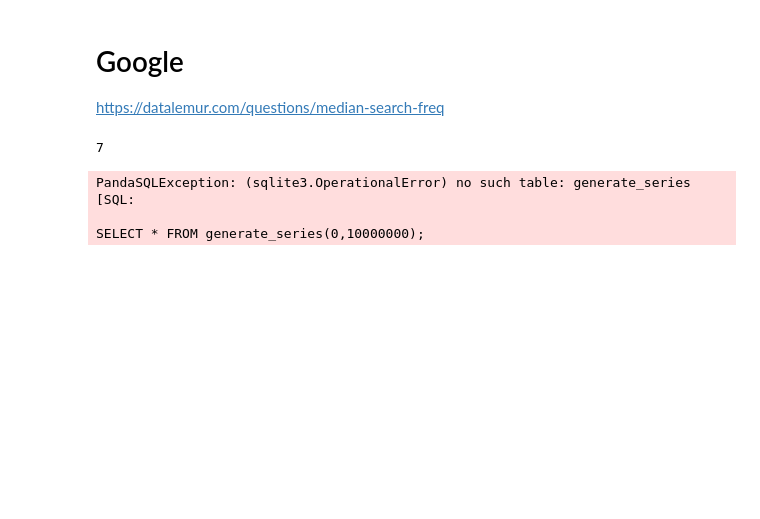
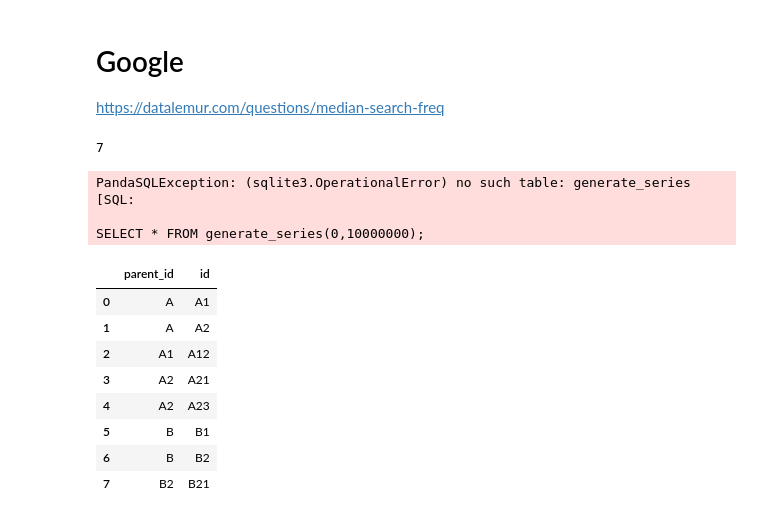
Before and after one commit to abhishekzgithub/ds-algo, a Jupyter notebook: sql/postgres_practice.ipynb, the cells around one changed output. Cells and saved outputs as stored; diff of their text form; code cells hidden in the pictures; blank space fills up the shorter version.

```diff
--- a/sql/postgres_practice.ipynb
+++ b/sql/postgres_practice.ipynb
@@ -1245,3 +1244,16 @@ PandaSQLException: (sqlite3.OperationalError) no such table: generate_series
 [SQL:
 
 SELECT * FROM generate_series(0,10000000);
+# %%
+tree =p.read_from_csv()
+tree
+# %% [output]
+|  | parent_id | id |
+| 0 | A | A1 |
+| 1 | A | A2 |
+| 2 | A1 | A12 |
+| 3 | A2 | A21 |
+| 4 | A2 | A23 |
+| 5 | B | B1 |
+| 6 | B | B2 |
+| 7 | B2 | B21 |
```
Also changed, not shown: parts of 5 cells of this notebook, 22 other files.
